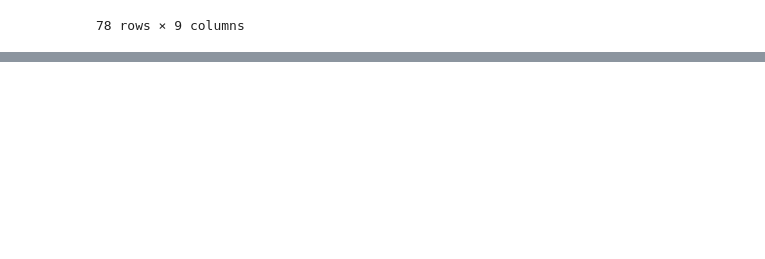
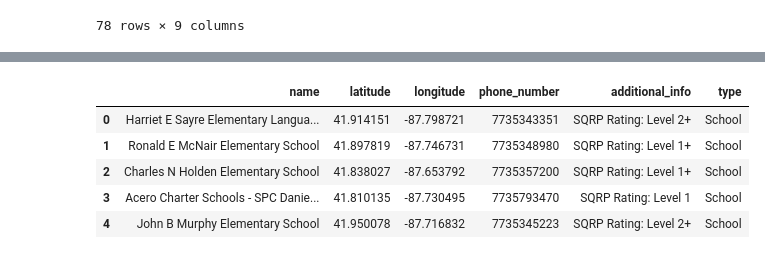
Before and after one commit to natashamathur/MapBuilder, a Jupyter notebook: final_project_data.ipynb, the cells around one changed output, grey strips where cells are left out. Saved outputs shown, nothing was run; the diff lists cells and outputs as text; code cells hidden in the pictures; blank space fills up the shorter version.

```diff
--- a/final_project_data.ipynb
+++ b/final_project_data.ipynb
@@ -55,0 +65,11 @@ schools (kevin)
+# %%
+spqr = pd.ExcelFile('SQRP_18_19.xls')
+elem = pd.read_excel(spqr, "elem", header=0, skiprows=1)
+high = pd.read_excel(spqr, "high")
+combo = pd.read_excel(spqr, "combo")
+option = pd.read_excel(spqr, "option")
+
+all_schools = elem
+for s in ['high', 'combo', 'option']:
+    all_schools = all_schools.append(pd.read_excel(spqr, s, header=0))
+    print(all_schools.shape)
@@ -55,0 +87,21 @@ schools (kevin)
+# %%
+all_schools2 = all_schools[['School ID', 'SY 2018-2019 SQRP Rating']]
+all_schools2.columns = ['School_ID', 'additional_info']
+all_schools2 = all_schools2.dropna(subset=['School_ID'])
+all_schools2.School_ID = all_schools2.School_ID.apply(lambda x: int(x))
+# %%
+s = pd.read_csv('Chicago_Public_Schools_-_School_Profile_Information_SY1617 (1).csv')
+schools = s.merge(all_schools2, on='School_ID', how='left')
+schools = schools[['Long_Name', 'School_Latitude', 'School_Longitude', 'Phone', 'additional_info']]
+schools.columns=['name', 'latitude', 'longitude', 'phone_number', 'additional_info']
+schools['type'] = "School"
+schools['additional_info'] = "SQRP Rating: " + schools.additional_info
+
+schools.head()
+# %% [output]
+|  | name | latitude | longitude | phone_number | additional_info | type |
+| 0 | Harriet E Sayre Elementary Langua... | 41.914151 | -87.798721 | 7735343351 | SQRP Rating: Level 2+ | School |
+| 1 | Ronald E McNair Elementary School | 41.897819 | -87.746731 | 7735348980 | SQRP Rating: Level 1+ | School |
+| 2 | Charles N Holden Elementary School | 41.838027 | -87.653792 | 7735357200 | SQRP Rating: Level 1+ | School |
+| 3 | Acero Charter Schools - SPC Danie... | 41.810135 | -87.730495 | 7735793470 | SQRP Rating: Level 1 | School |
+| 4 | John B Murphy Elementary School | 41.950078 | -87.716832 | 7735345223 | SQRP Rating: Level 2+ | School |
```
Also changed, not shown: parts of 10 cells of this notebook.
